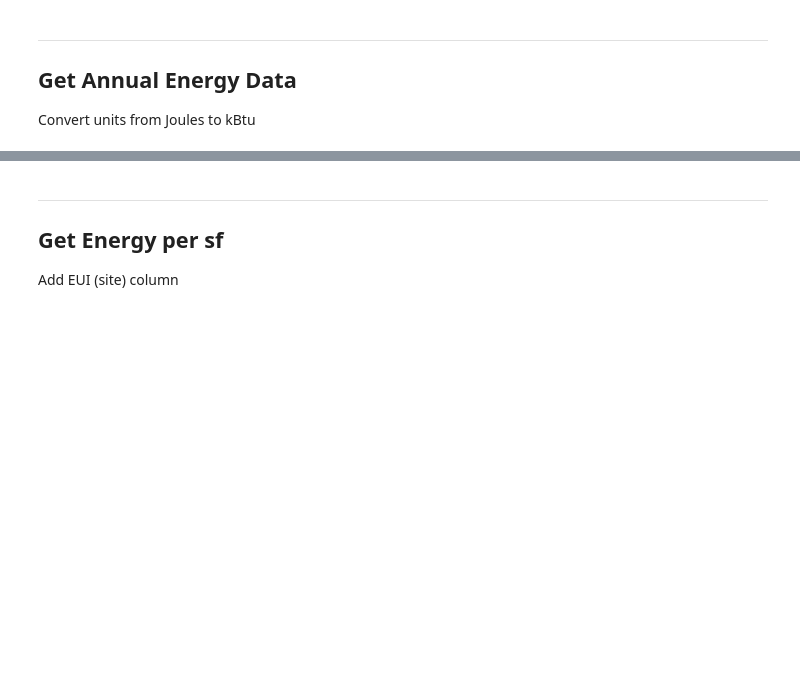
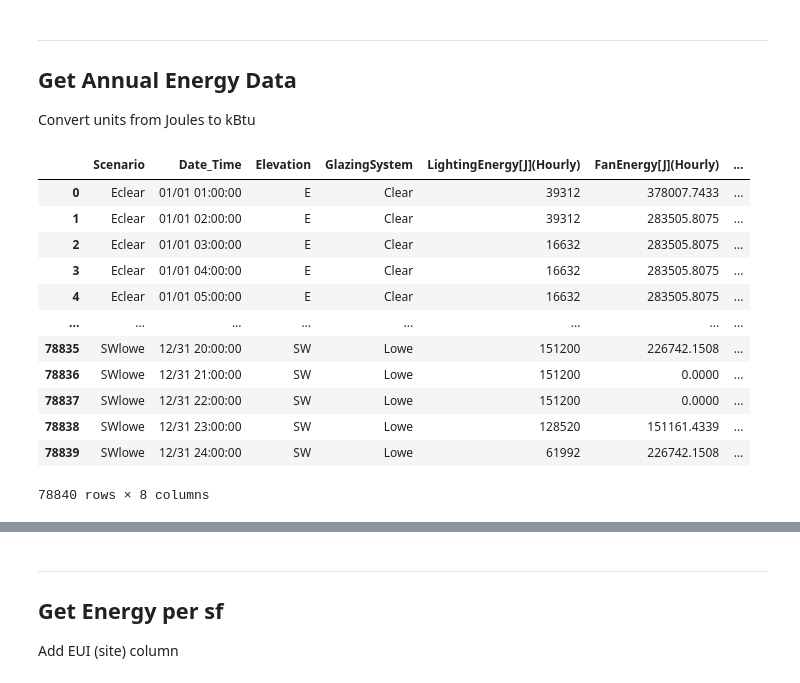
Before and after one commit to klharp/Eplus_Maine, a Jupyter notebook: MSP_RevisedHVAC-Scraper.ipynb, the cells around one changed output, grey strips where cells are left out. Cells and saved outputs as stored; diff of their text form; code cells hidden in the pictures; blank space fills up the shorter version.

```diff
--- a/MSP_RevisedHVAC-Scraper.ipynb
+++ b/MSP_RevisedHVAC-Scraper.ipynb
@@ -185,8 +185,22 @@ Convert units from Joules to kBtu<br>
 # %%
 # Copy dataframe to modify and leave original df intact
 get_annual = all_energy2.copy(deep=True)
 
-# get_annual
+get_annual
+# %% [output]
+|  | Scenario | Date_Time | Elevation | GlazingSystem | LightingEnergy[J](Hourly) | FanEnergy[J](Hourly) | ... |
+| 0 | Eclear | 01/01 01:00:00 | E | Clear | 39312 | 378007.7433 | ... |
+| 1 | Eclear | 01/01 02:00:00 | E | Clear | 39312 | 283505.8075 | ... |
+| 2 | Eclear | 01/01 03:00:00 | E | Clear | 16632 | 283505.8075 | ... |
+| 3 | Eclear | 01/01 04:00:00 | E | Clear | 16632 | 283505.8075 | ... |
+| 4 | Eclear | 01/01 05:00:00 | E | Clear | 16632 | 283505.8075 | ... |
+| ... | ... | ... | ... | ... | ... | ... | ... |
+| 78835 | SWlowe | 12/31 20:00:00 | SW | Lowe | 151200 | 226742.1508 | ... |
+| 78836 | SWlowe | 12/31 21:00:00 | SW | Lowe | 151200 | 0.0000 | ... |
+| 78837 | SWlowe | 12/31 22:00:00 | SW | Lowe | 151200 | 0.0000 | ... |
+| 78838 | SWlowe | 12/31 23:00:00 | SW | Lowe | 128520 | 151161.4339 | ... |
+| 78839 | SWlowe | 12/31 24:00:00 | SW | Lowe | 61992 | 226742.1508 | ... |
+78840 rows × 8 columns
 # %%
 # list(get_annual.columns.values)
 # %%
```
Also changed, not shown: parts of 7 cells of this notebook, 2 other files.
